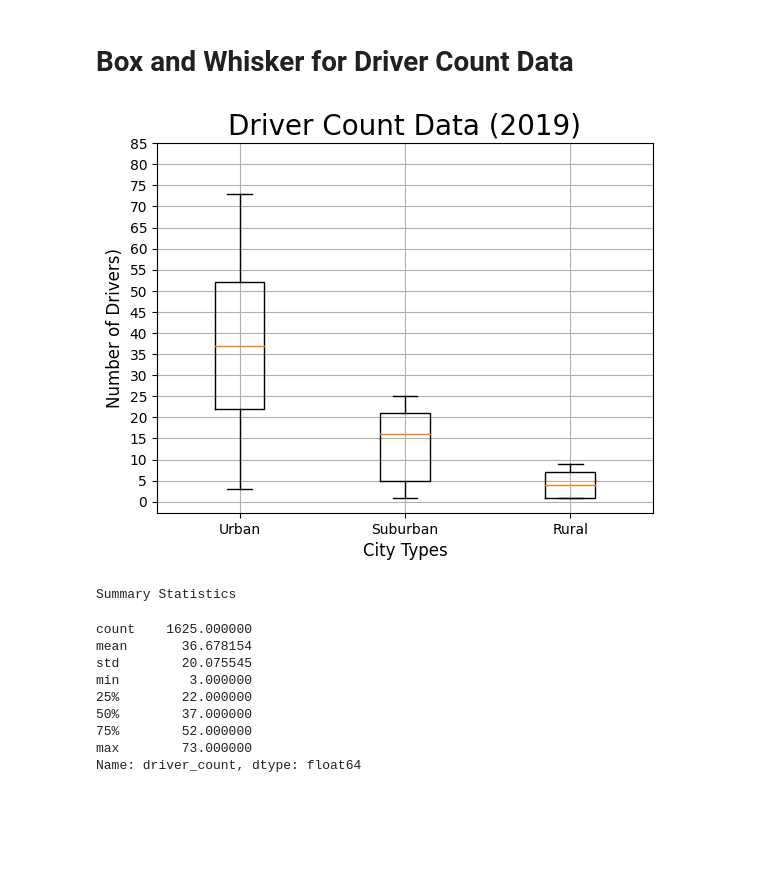
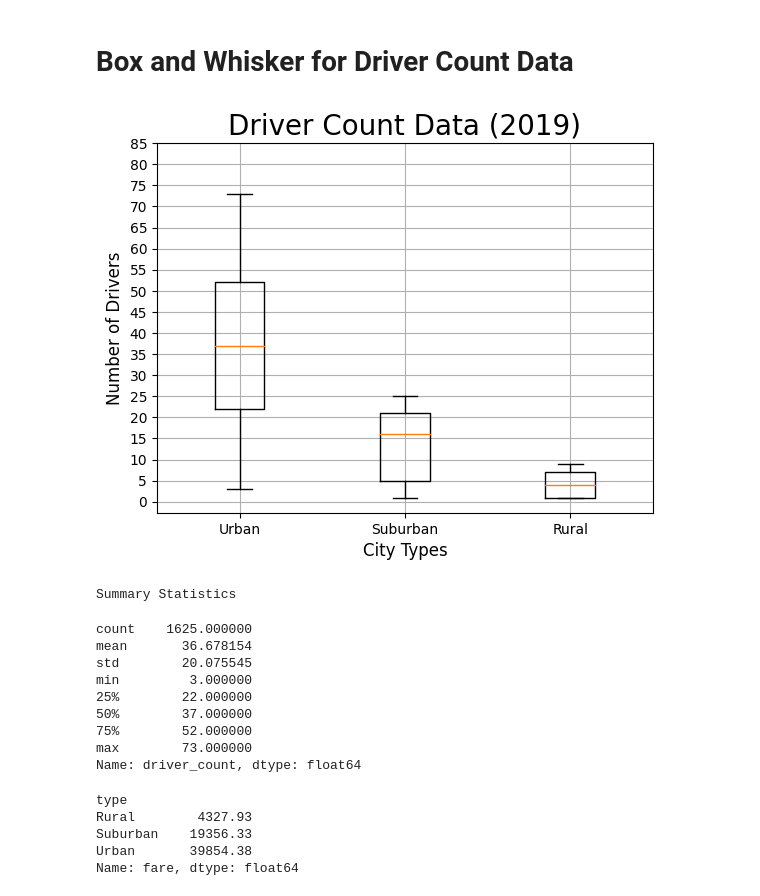
Before and after one commit to MaxDorris/PyBer-Analysis, a Jupyter notebook: PyBer.ipynb, the cells around one changed output. Cells and saved outputs as stored; diff of their text form; code cells hidden in the pictures; blank space fills up the shorter version.

```diff
--- a/PyBer.ipynb
+++ b/PyBer.ipynb
@@ -336,22 +361,23 @@ Summary Statistics
 # %%
 # Create the box-and-whisker plot for the urban driver count data.
 x_labels = ["Urban","Suburban","Rural"]
 driver_data = [urban_drivers, suburban_drivers, rural_drivers]
 fig, ax = plt.subplots()
 ax.boxplot(driver_data,labels=x_labels)
 # Add the title, y-axis label and grid.
 ax.set_title('Driver Count Data (2019)',fontsize=20)
-ax.set_ylabel('Number of Drivers)',fontsize=12)
+ax.set_ylabel('Number of Drivers',fontsize=12)
 ax.set_xlabel("City Types", fontsize=12)
 ax.set_yticks(np.arange(0, 90, step=5.0))
 ax.grid()
 plt.show()
 fig.savefig('analysis/Driver_Count_Data_2019.png')
+fig.tight_layout()
 
 print("Summary Statistics")
 urban_drivers.describe()
 # %% [output]
-[figure, old version]
+[figure, new version]
 Summary Statistics
 count    1625.000000
 mean       36.678154
@@ -362,3 +388,22 @@ min         3.000000
 75%        52.000000
 max        73.000000
 Name: driver_count, dtype: float64
+# %%
+#create variables to hold total fares by city
+urban_fare_total = urban_fares.sum()
+suburban_fare_total = suburban_fares.sum()
+rural_fare_total = rural_fares.sum()
+
+urban_fare_total
+
+# OR with .groupby
+
+sum_city_fares = merged_df.groupby(['type']).sum()['fare']
+
+sum_city_fares
+# %% [output]
+type
+Rural        4327.93
+Suburban    19356.33
+Urban       39854.38
+Name: fare, dtype: float64
```
Also changed, not shown: parts of 7 cells of this notebook, 2 other files.
